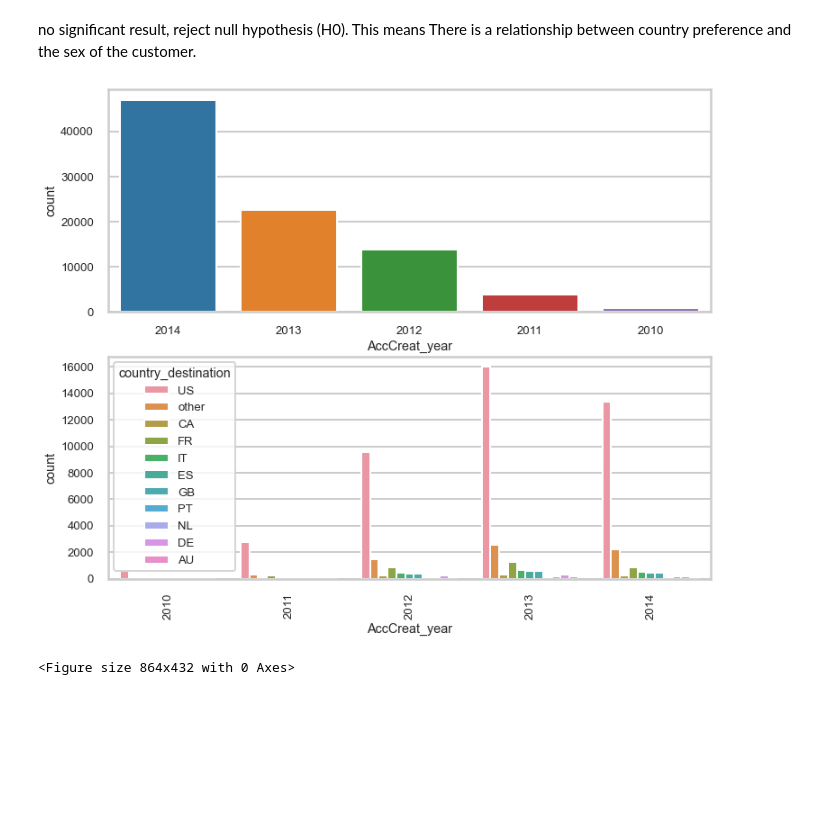
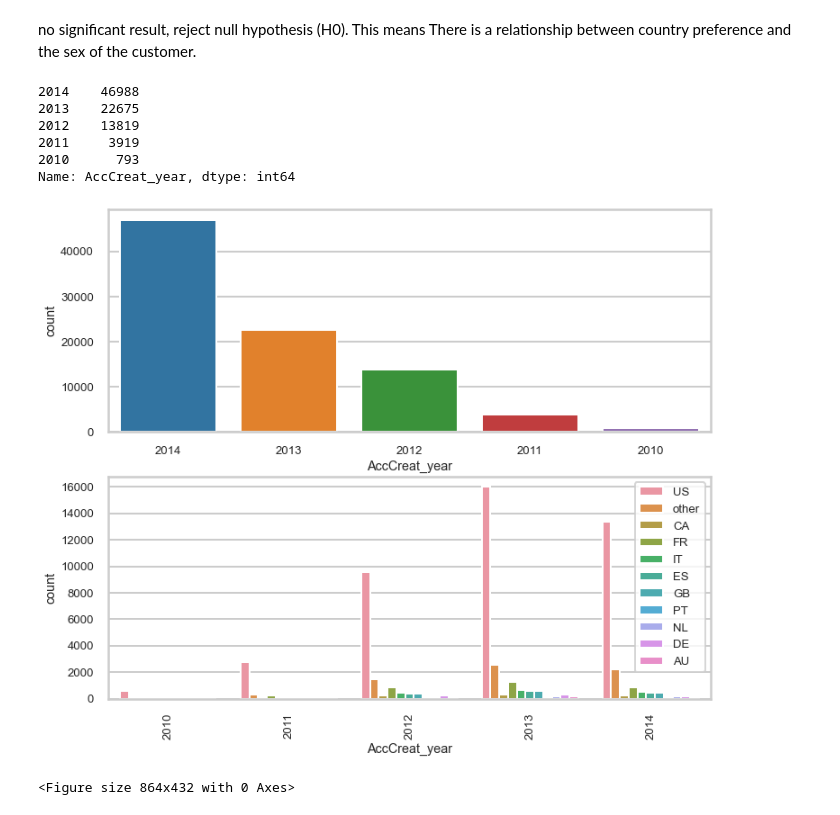
Before and after one commit to AyaAbulnasr/Airbnb, a Jupyter notebook: Airbnb New User Destination Bookings.ipynb, the cells around one changed output. Cells and saved outputs as stored; diff of their text form; code cells hidden in the pictures; blank space fills up the shorter version.

```diff
--- a/Airbnb New User Destination Bookings.ipynb
+++ b/Airbnb New User Destination Bookings.ipynb
@@ -766,20 +842,30 @@ no significant result, reject null hypothesis (H0). This means There is a relati
 # %%
 #chi2, p, dof, ex = chi2_contingency(Table1, correction=False)
 #print(chi2, p)
+# %%
+df_copy2['AccCreat_year'].value_counts()
+# %% [output]
+2014    46988
+2013    22675
+2012    13819
+2011     3919
+2010      793
+Name: AccCreat_year, dtype: int64
 # %%
 #plt.figure(figsize=(20,10))
 plt.figure(figsize=(12, 10))
 plt.subplot(2, 1, 1)
 sns.countplot('AccCreat_year', order = df_copy2['AccCreat_year'].value_counts().index, data=df_copy2 )
 #plot_histogram(df_copy2['AccCreat_year'])
 plt.subplot(2, 1, 2)
 plt.xticks(rotation=90)
 #Unknown= df_copy.query('gender=="-unknown-"')
 #Unknown
 sns.countplot(x='AccCreat_year',data=df_copy2,hue='country_destination');
+plt.legend(bbox_to_anchor=(1.0, 1.0));
 #to assure female are more than male numbers almost over the highest ages use airbnb
 # %% [output]
-[figure, old version]
+[figure, new version]
 # %%
 sns.set_style("whitegrid")
 sns.set_context("poster", font_scale=0.6)
```
Also changed, not shown: parts of 117 cells of this notebook.
